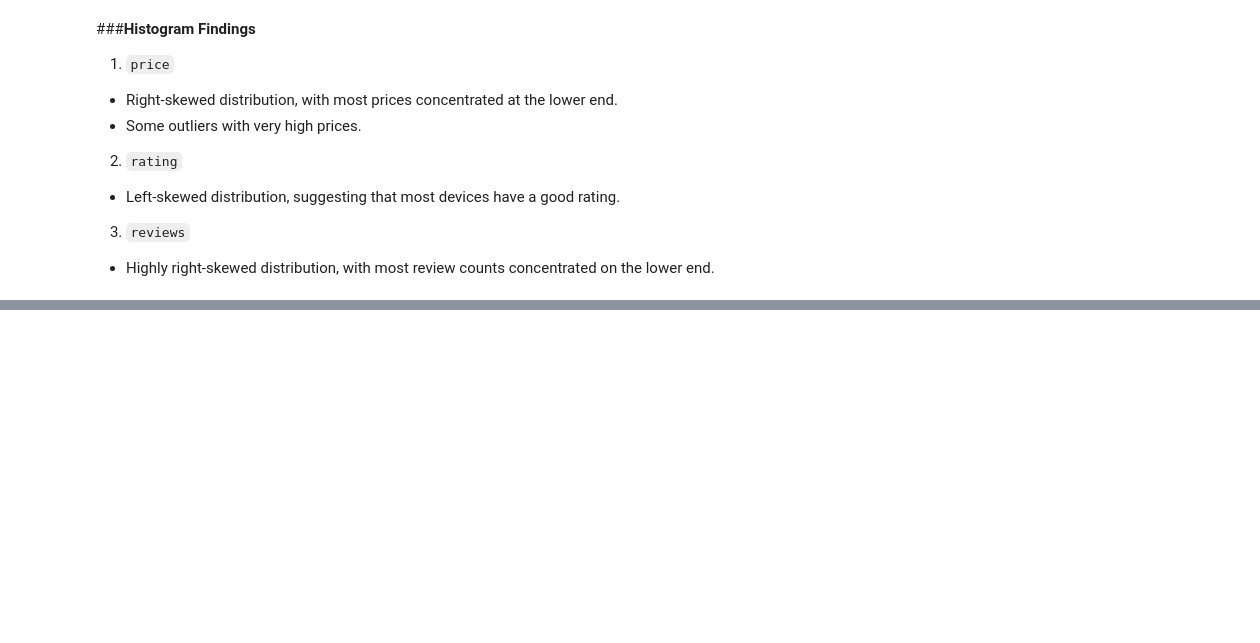
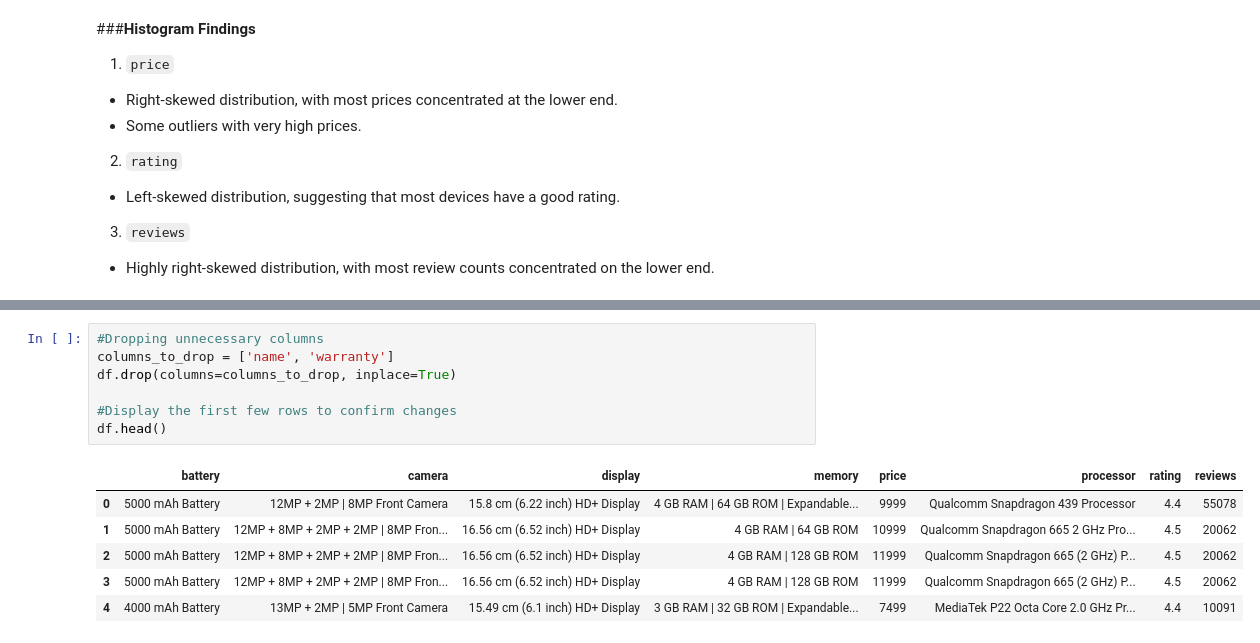
Before and after one commit to StacyChebet/Android-Devices, a Jupyter notebook: AndroidDevices_EDA_Practice.ipynb, the cells around one changed output, grey strips where cells are left out. Cells and saved outputs as stored; diff of their text form; blank space fills up the shorter version.

```diff
--- a/AndroidDevices_EDA_Practice.ipynb
+++ b/AndroidDevices_EDA_Practice.ipynb
@@ -254,0 +268,14 @@ for var in numerical_vars:
+# %%
+#Dropping unnecessary columns
+columns_to_drop = ['name', 'warranty']
+df.drop(columns=columns_to_drop, inplace=True)
+
+#Display the first few rows to confirm changes
+df.head()
+# %% [output]
+|  | battery | camera | display | memory | price | processor | rating | reviews |
+| 0 | 5000 mAh Battery | 12MP + 2MP | 8MP Front Camera | 15.8 cm (6.22 inch) HD+ Display | 4 GB RAM | 64 GB ROM | Expandable... | 9999 | Qualcomm Snapdragon 439 Processor | 4.4 | 55078 |
+| 1 | 5000 mAh Battery | 12MP + 8MP + 2MP + 2MP | 8MP Fron... | 16.56 cm (6.52 inch) HD+ Display | 4 GB RAM | 64 GB ROM | 10999 | Qualcomm Snapdragon 665 2 GHz Pro... | 4.5 | 20062 |
+| 2 | 5000 mAh Battery | 12MP + 8MP + 2MP + 2MP | 8MP Fron... | 16.56 cm (6.52 inch) HD+ Display | 4 GB RAM | 128 GB ROM | 11999 | Qualcomm Snapdragon 665 (2 GHz) P... | 4.5 | 20062 |
+| 3 | 5000 mAh Battery | 12MP + 8MP + 2MP + 2MP | 8MP Fron... | 16.56 cm (6.52 inch) HD+ Display | 4 GB RAM | 128 GB ROM | 11999 | Qualcomm Snapdragon 665 (2 GHz) P... | 4.5 | 20062 |
+| 4 | 4000 mAh Battery | 13MP + 2MP | 5MP Front Camera | 15.49 cm (6.1 inch) HD+ Display | 3 GB RAM | 32 GB ROM | Expandable... | 7499 | MediaTek P22 Octa Core 2.0 GHz Pr... | 4.4 | 10091 |
```
Also changed, not shown: parts of 10 cells of this notebook.
